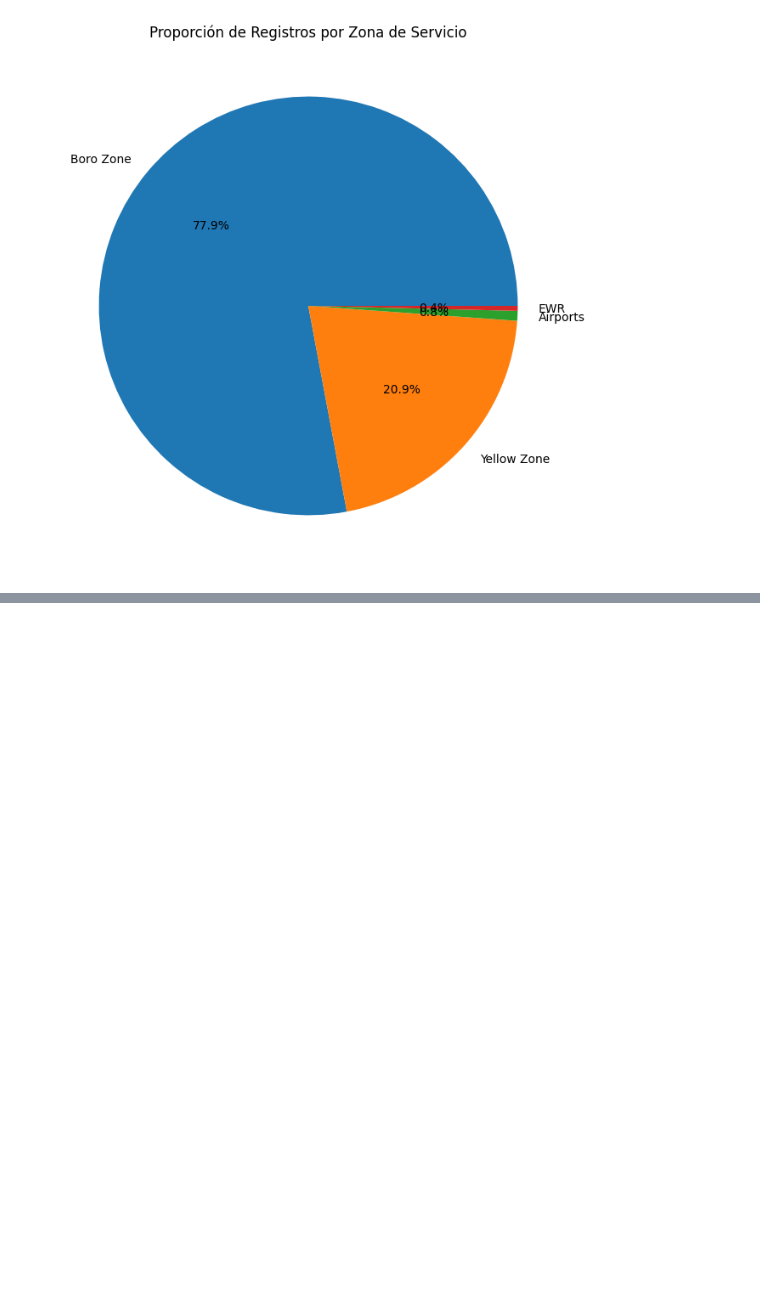
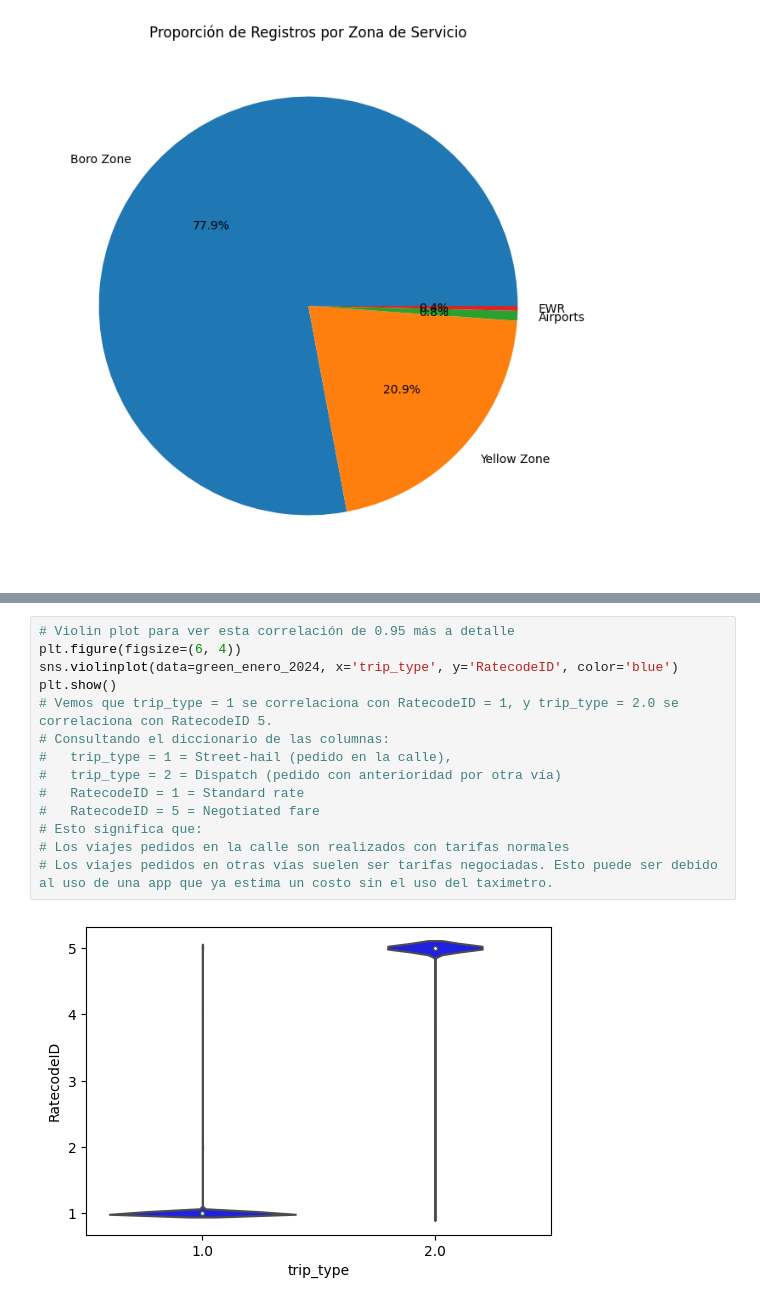
Before and after one commit to alanguev1/proyecto-final, a Jupyter notebook: Eda_preliminar.ipynb, the cells around one changed output, grey strips where cells are left out. Drawn from its saved outputs; the diff is of its cells as text; blank space fills up the shorter version.

```diff
--- a/Eda_preliminar.ipynb
+++ b/Eda_preliminar.ipynb
@@ -1641,0 +1795,16 @@ plt.show()
+# %%
+# Violin plot para ver esta correlación de 0.95 más a detalle
+plt.figure(figsize=(6, 4))
+sns.violinplot(data=green_enero_2024, x='trip_type', y='RatecodeID', color='blue')
+plt.show()
+# Vemos que trip_type = 1 se correlaciona con RatecodeID = 1, y trip_type = 2.0 se correlaciona con RatecodeID 5.
+# Consultando el diccionario de las columnas:
+#   trip_type = 1 = Street-hail (pedido en la calle),
+#   trip_type = 2 = Dispatch (pedido con anterioridad por otra vía)
+#   RatecodeID = 1 = Standard rate
+#   RatecodeID = 5 = Negotiated fare
+# Esto significa que:
+# Los viajes pedidos en la calle son realizados con tarifas normales
+# Los viajes pedidos en otras vías suelen ser tarifas negociadas. Esto puede ser debido al uso de una app que ya estima un costo sin el uso del taximetro.
+# %% [output]
+[figure, added]
```
Also changed, not shown: parts of 39 cells of this notebook, 2 other files.
